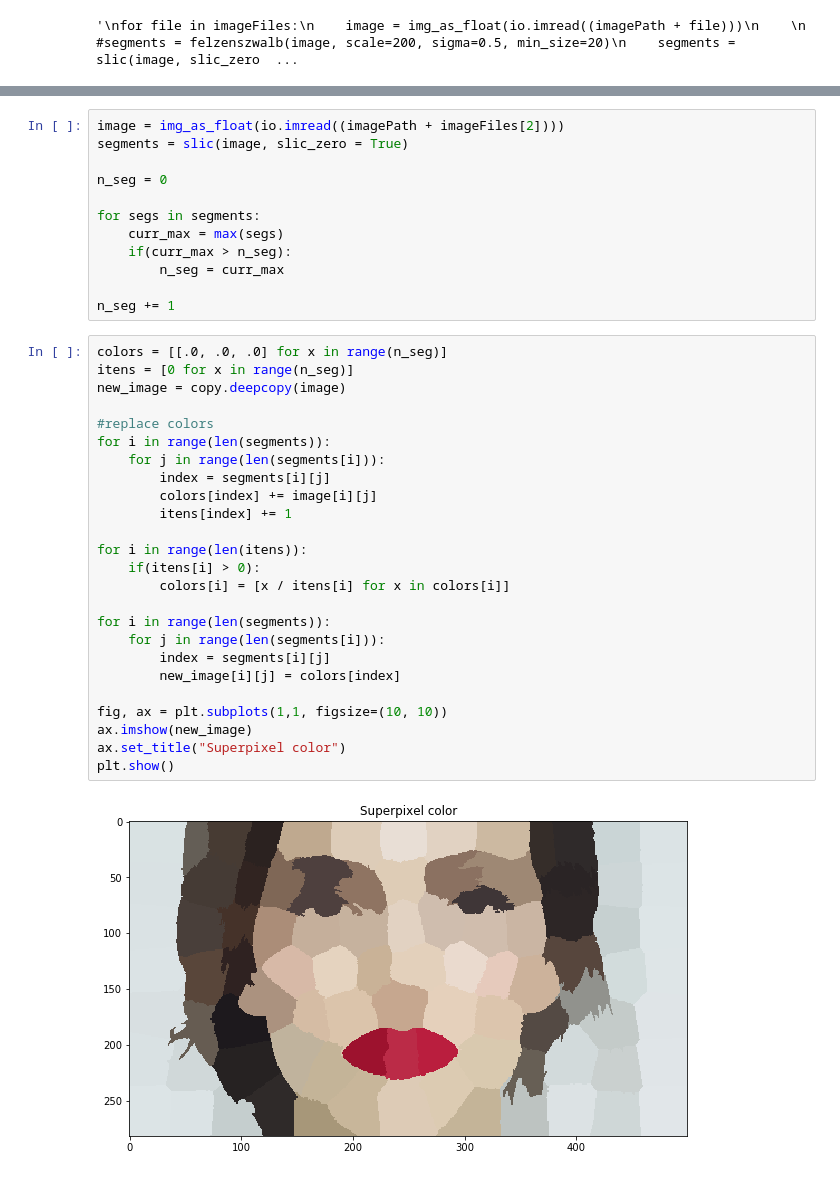
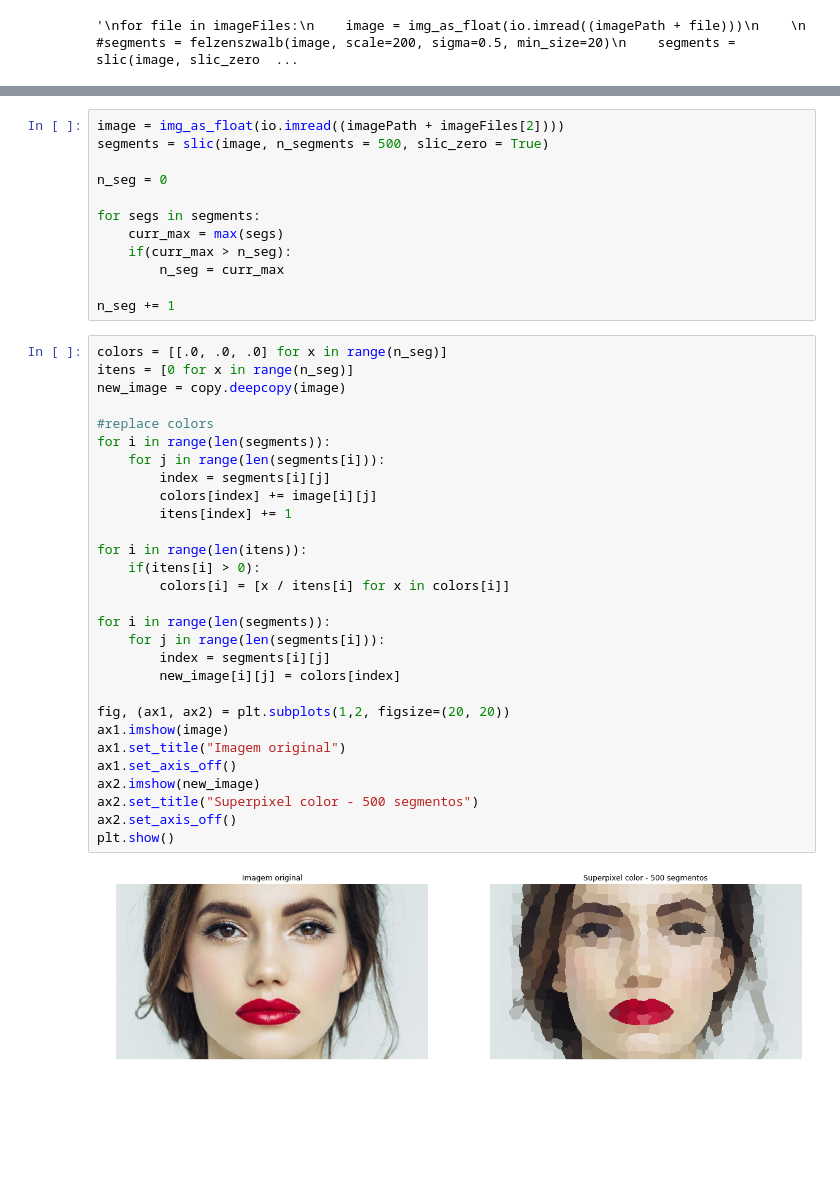
Before and after one commit to falreis/image-segm, a Jupyter notebook: code/segmentation.ipynb, the cells around one changed output, grey strips where cells are left out. Cells and saved outputs as stored; diff of their text form; blank space fills up the shorter version.

```diff
--- a/code/segmentation.ipynb
+++ b/code/segmentation.ipynb
@@ -74,6 +74,6 @@ for file in imageFiles[2:3]:
 # %%
 image = img_as_float(io.imread((imagePath + imageFiles[2])))
-segments = slic(image, slic_zero = True)
+segments = slic(image, n_segments = 500, slic_zero = True)
 
 n_seg = 0
 
@@ -86,30 +86,34 @@ n_seg += 1
 # %%
 colors = [[.0, .0, .0] for x in range(n_seg)]
 itens = [0 for x in range(n_seg)]
 new_image = copy.deepcopy(image)
 
 #replace colors
 for i in range(len(segments)):
     for j in range(len(segments[i])):
         index = segments[i][j]
         colors[index] += image[i][j]
         itens[index] += 1
 
 for i in range(len(itens)):
     if(itens[i] > 0):
         colors[i] = [x / itens[i] for x in colors[i]]
 
 for i in range(len(segments)):
     for j in range(len(segments[i])):
         index = segments[i][j]
         new_image[i][j] = colors[index]
 
-fig, ax = plt.subplots(1,1, figsize=(10, 10))
-ax.imshow(new_image)
-ax.set_title("Superpixel color")
+fig, (ax1, ax2) = plt.subplots(1,2, figsize=(20, 20))
+ax1.imshow(image)
+ax1.set_title("Imagem original")
+ax1.set_axis_off()
+ax2.imshow(new_image)
+ax2.set_title("Superpixel color - 500 segmentos")
+ax2.set_axis_off()
 plt.show()
 # %% [output]
-[figure, old version]
+[figure, new version]
 # %%
 Z = hierarchy.linkage(colors)
 print(Z.shape)
```
Also changed, not shown: parts of 8 cells of this notebook, 11 other files.
